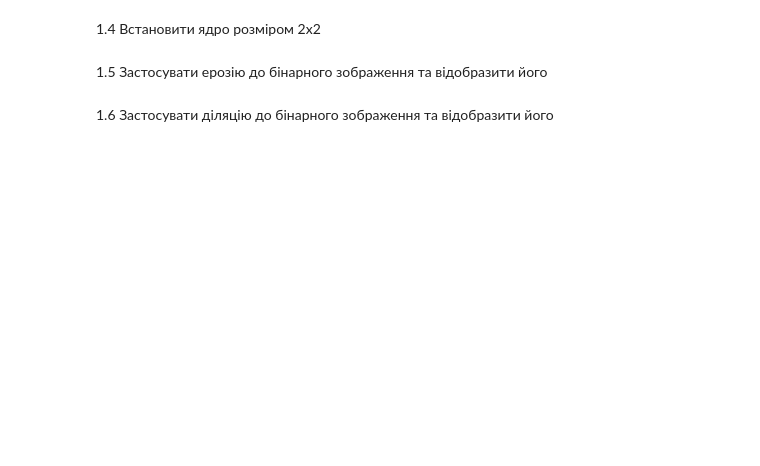
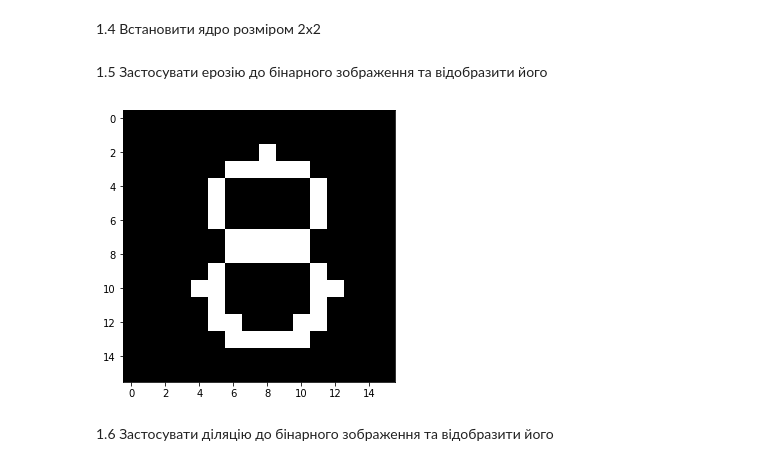
Before and after one commit to Jeyky/DIG_IP, a Jupyter notebook: Lab5.ipynb, the cells around one changed output. Drawn from its saved outputs; the diff is of its cells as text; code cells hidden in the pictures; blank space fills up the shorter version.

```diff
--- a/Lab5.ipynb
+++ b/Lab5.ipynb
@@ -290,11 +294,13 @@ kernel = np.ones(***,np.uint8)
 # %% [markdown]
 1.5 Застосувати ерозію до бінарного зображення та відобразити його
 # %%
-erosion = cv2.erode(***)
+erosion = cv2.erode(bin_img,kernel)
 
-plt.figure(***)
-plt.imshow(***, cmap='gray')
+plt.figure(figsize=(5,5))
+plt.imshow(erosion, cmap='gray')
 plt.show();
+# %% [output]
+[figure, added]
 # %% [markdown]
 1.6 Застосувати діляцію до бінарного зображення та відобразити його
 # %%
```
Also changed, not shown: parts of 11 cells of this notebook, 1 other file.
